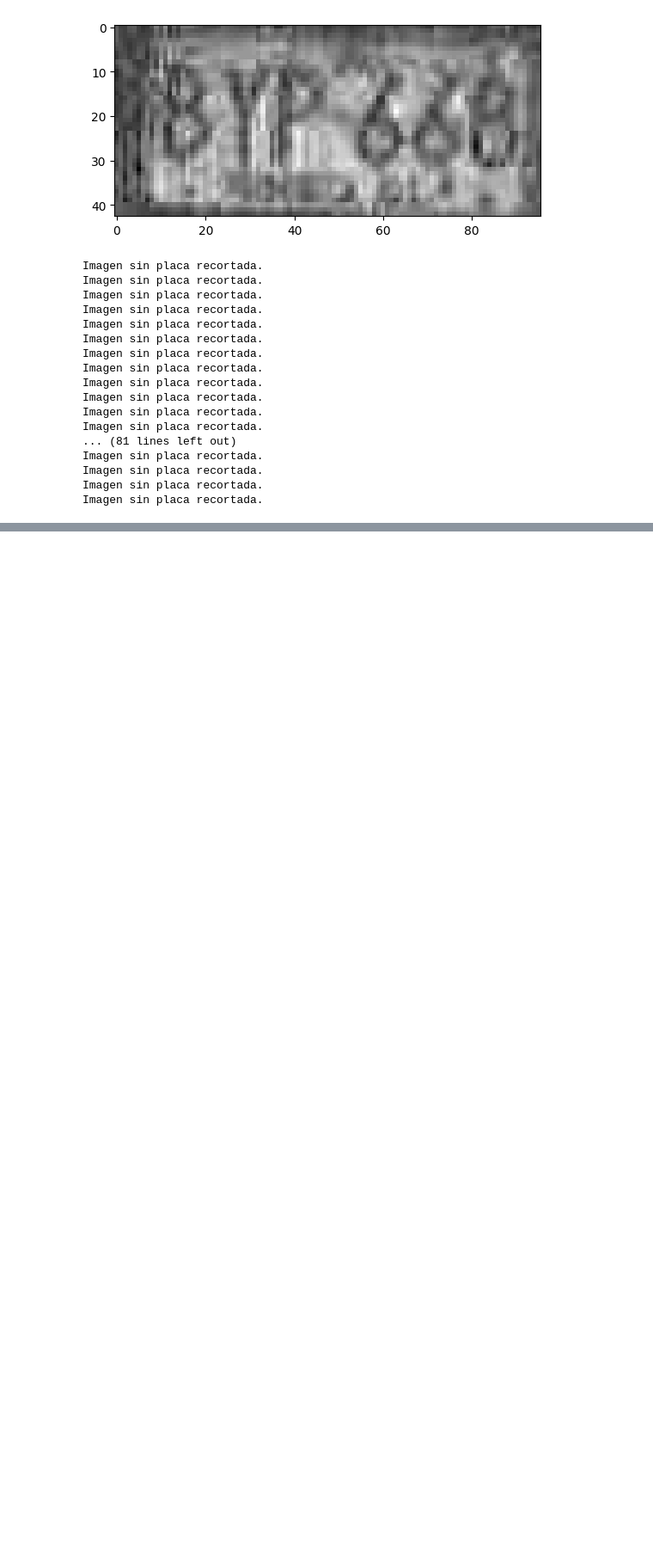
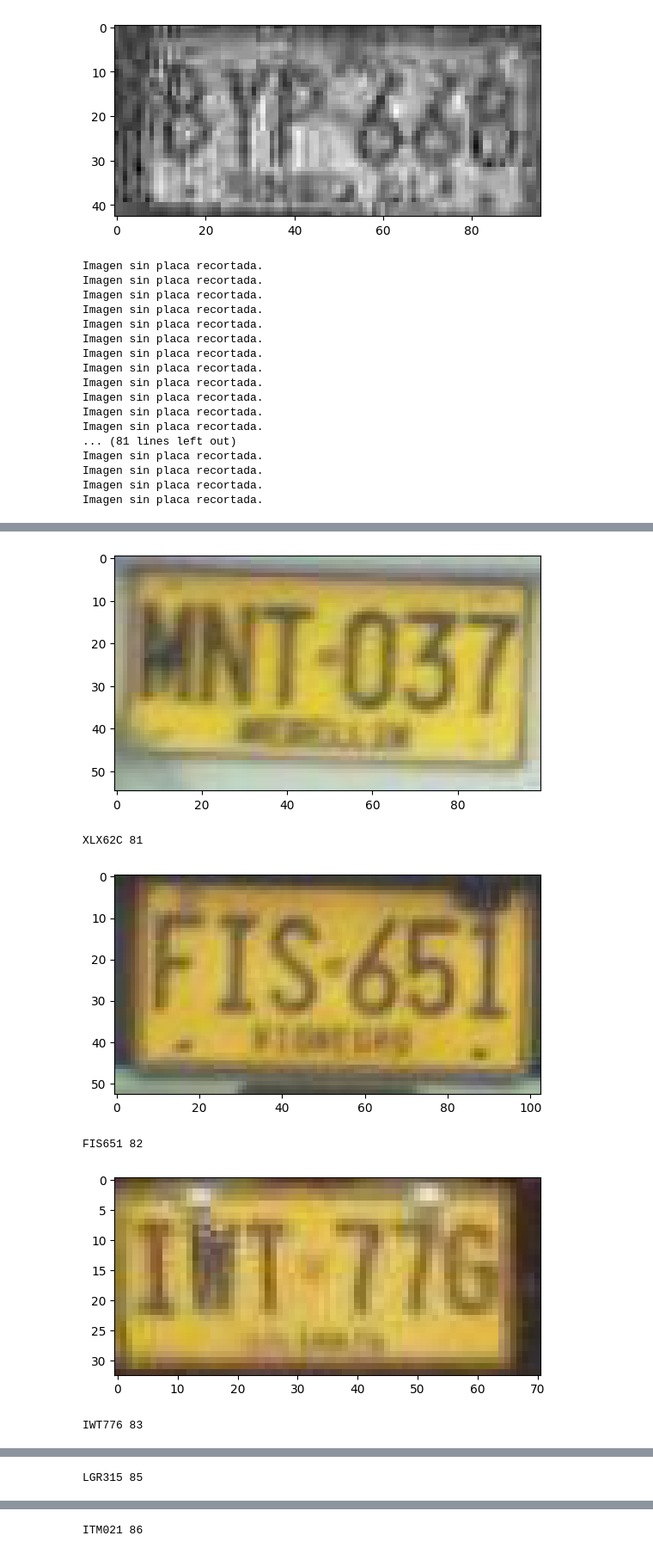
Before and after one commit to SofiAB-sen/analisis-foto-deteccion, a Jupyter notebook: analisis_placas.ipynb, the cells around one changed output, grey strips where cells are left out. Shown: that part at 86% size. Drawn from its saved outputs; the diff is of its cells as text; code cells hidden in the pictures; blank space fills up the shorter version.

```diff
--- a/analisis_placas.ipynb
+++ b/analisis_placas.ipynb
@@ -231,3 +231,6 @@ Imagen sin placa recortada.
 Imagen sin placa recortada.
 Imagen sin placa recortada.
 Imagen sin placa recortada.
+# %%
+data['Buena_lectura'] = False
+data
@@ -233,0 +251,5 @@ Imagen sin placa recortada.
+# %%
+data['Obstruccion_placa'] = False
+# %%
+indices_con_contenido = data[data['Path_Placa'] != ""].index
+indices_con_contenido[0:50]
@@ -233,0 +261,16 @@ Imagen sin placa recortada.
+# %%
+#Lectura de imagen de prueba
+for i in indices_con_contenido[70:80]:
+    path_img = data['Path_Placa'][i]
+    img = mpimg.imread(path_img)
+    plt.imshow(img)
+    plt.show()
+
+    print(data['Placa_Vehiculo'][i], i)
+# %% [output]
+[figure, added]
+XLX62C 81
+[figure, added]
+FIS651 82
+[figure, added]
+IWT776 83
@@ -233,0 +278 @@ Imagen sin placa recortada.
+LGR315 85
@@ -233,0 +280 @@ Imagen sin placa recortada.
+ITM021 86
```
Also changed, not shown: parts of 7 cells of this notebook.
